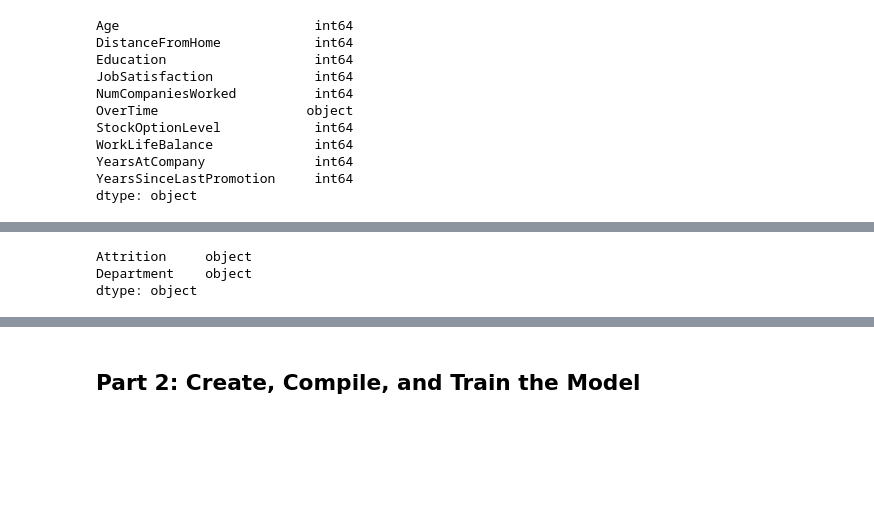
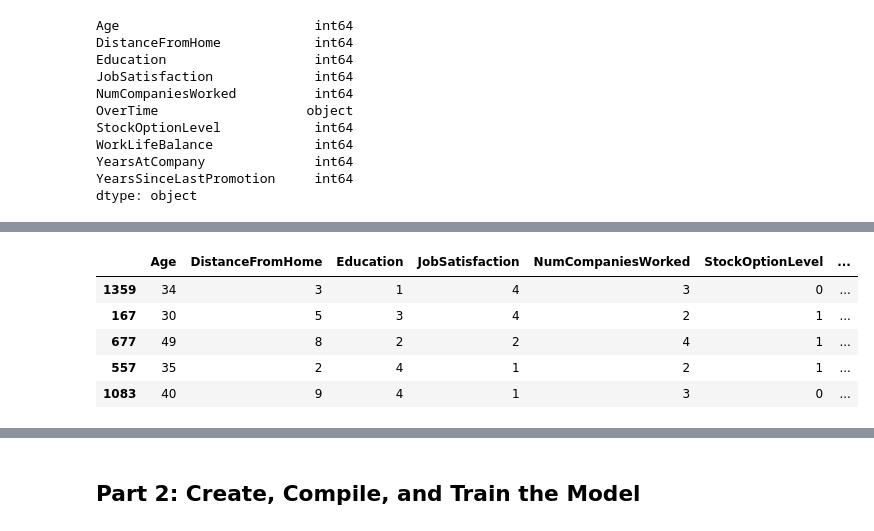
Before and after one commit to Emrahnyc/neural-network-challenge-2, a Jupyter notebook: attrition.ipynb, the cells around one changed output, grey strips where cells are left out. Cells and saved outputs as stored; diff of their text form; code cells hidden in the pictures; blank space fills up the shorter version.

```diff
--- a/attrition.ipynb
+++ b/attrition.ipynb
@@ -77,10 +78,10 @@ list_of_columns = ['Age', 'DistanceFromHome',
        'Education', 'JobSatisfaction', 'NumCompaniesWorked', 'OverTime', 'StockOptionLevel','WorkLifeBalance',
        'YearsAtCompany', 'YearsSinceLastPromotion']
 # Create X_df using your selected columns
-X_df = attrition_df[list_of_columns]
+X= attrition_df[list_of_columns]
 
 # Show the data types for X_df
-X_df.dtypes
+X.dtypes
 # %% [output]
 Age                         int64
 DistanceFromHome            int64
@@ -105,7 +106,7 @@ X_df.head()
 # %%
 # Split the data into training and testing sets
 from sklearn.model_selection import train_test_split
-X_train, X_test, y_train, y_test = train_test_split(X_df, y_df)
+X_train, X_test,y_df_train,y_df_test = train_test_split(X, y_df)
 # %%
 X_train.dtypes
 # %% [output]
@@ -141,9 +138,21 @@ X_df = X_df.apply(pd.to_numeric, errors='coerce')
-# %%
-y_train.dtypes
-# %% [output]
-Attrition     object
-Department    object
-dtype: object
+# %%
+# Convert your X data to numeric data types however you see fit
+# Add new code cells as necessary
+overtime_encoder= OneHotEncoder(sparse_output=False, handle_unknown='ignore', drop='first')
+overtime_encoder.fit(X_train[['OverTime']])
+X_train["Overtime_Encoded"]= overtime_encoder.transform(np.array(X_train['OverTime']).reshape(-1, 1))
+X_test["Overtime_Encoded"]= overtime_encoder.transform(np.array(X_test['OverTime']).reshape(-1, 1))
+X_train= X_train.drop(columns=['OverTime'])
+X_test= X_test.drop(columns=['OverTime'])
+# %%
+X_train.head()
+# %% [output]
+|  | Age | DistanceFromHome | Education | JobSatisfaction | NumCompaniesWorked | StockOptionLevel | ... |
+| 1359 | 34 | 3 | 1 | 4 | 3 | 0 | ... |
+| 167 | 30 | 5 | 3 | 4 | 2 | 1 | ... |
+| 677 | 49 | 8 | 2 | 2 | 4 | 1 | ... |
+| 557 | 35 | 2 | 4 | 1 | 2 | 1 | ... |
+| 1083 | 40 | 9 | 4 | 1 | 3 | 0 | ... |
 # %%
 # Create a StandardScaler
 
```
Also changed, not shown: parts of 15 cells of this notebook.
